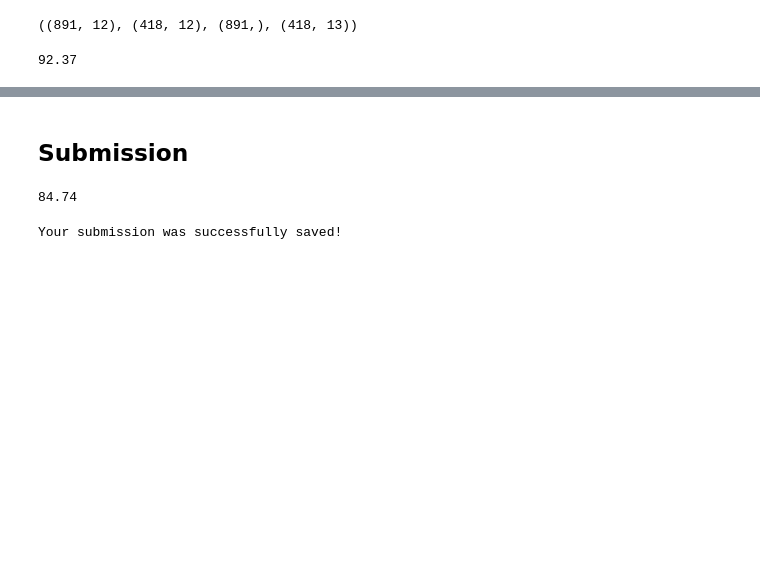
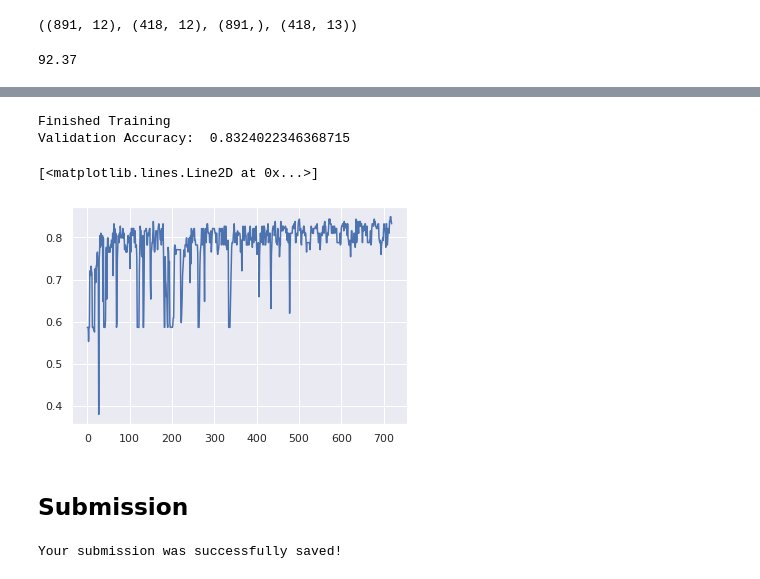
Before and after one commit to Sasafrass/kaggle, a Jupyter notebook: titanic/titanic_tutorial.ipynb, the cells around one changed output, grey strips where cells are left out. Drawn from its saved outputs; the diff is of its cells as text; code cells hidden in the pictures; blank space fills up the shorter version.

```diff
--- a/titanic/titanic_tutorial.ipynb
+++ b/titanic/titanic_tutorial.ipynb
@@ -465,0 +480,3 @@ acc_random_forest
+# %%
+# Also get validation set
+X_train, X_val, y_train, y_val = train_test_split(X_train, Y_train, test_size=0.2, random_state=42)
@@ -465,0 +559,48 @@ acc_random_forest
+# %%
+# Main training loop
+
+losses = []
+accs   = []
+
+for epoch in range(num_epochs):
+    running_loss = 0.0
+
+    for i in range(len(X_train)):
+        # Empty the gradient buffer and get new data
+        optimizer.zero_grad()
+        inputs = X_train.iloc[i,:].values
+        labels = y_train.iloc[i]
+
+        # Turn into tensors
+        inputs = torch.tensor(inputs, requires_grad=True)
+        inputs = inputs.float()
+        labels = torch.tensor(labels)
+        labels = labels.unsqueeze(0).float()
+
+        # Forward pass and loss calculation
+        outputs = net(inputs)
+        loss = criterion(outputs, labels)
+        loss.backward()
+        optimizer.step()
+        running_loss += loss.item()
+
+        if i % 10 == 0:
+            val_acc_100 = val_acc()
+            #print(val_acc)
+            accs.append(val_acc_100)
+
+        #print(net.fc1.weight)
+#         if i % 100 == 99:    # print every 100 examples
+#             print('[%d, %5d] loss: %.3f' % (epoch + 1, i + 1, running_loss / 2000))
+#             running_loss = 0.0
+
+print('Finished Training')
+print("Validation Accuracy: ", val_acc())
+# %% [output]
+Finished Training
+Validation Accuracy:  0.8324022346368715
+# %%
+plt.plot(accs)
+# %% [output]
+[<matplotlib.lines.Line2D at 0x...>]
+[figure, added]
@@ -466,15 +623,5 @@ acc_random_forest
 # %% [markdown]
 ## Submission
-# %%
-rfc6 = RandomForestClassifier(n_estimators= 40, criterion= 'entropy', max_depth= 11, min_samples_split= 15,  min_samples_leaf= 9,
-                             max_features= 'sqrt', bootstrap= 'True', random_state=42)
-rfc6.fit(X_train, Y_train)
-Y_pred = rfc6.predict(X_test)
-rfc6.score(X_train, Y_train)
-acc_rfc6 = round(rfc6.score(X_train, Y_train) * 100, 2)
-acc_rfc6
-# %% [output]
-84.74
 # %%
 output = pd.DataFrame({'PassengerId': PassengerId, 'Survived': Y_pred.astype(int)})
 output.to_csv('my_submission.csv', index=False)
```
Also changed, not shown: parts of 11 cells of this notebook, 2 other files.
